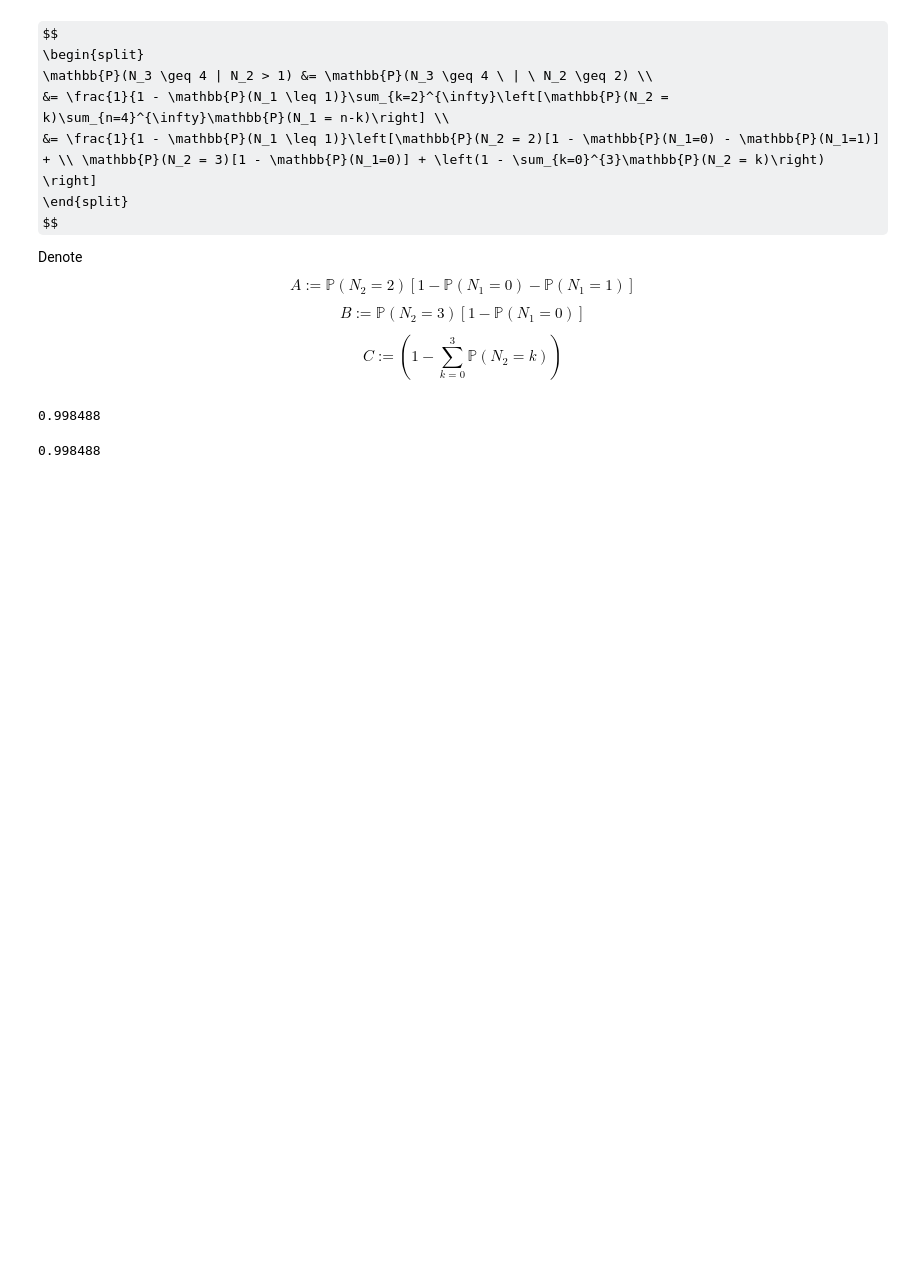
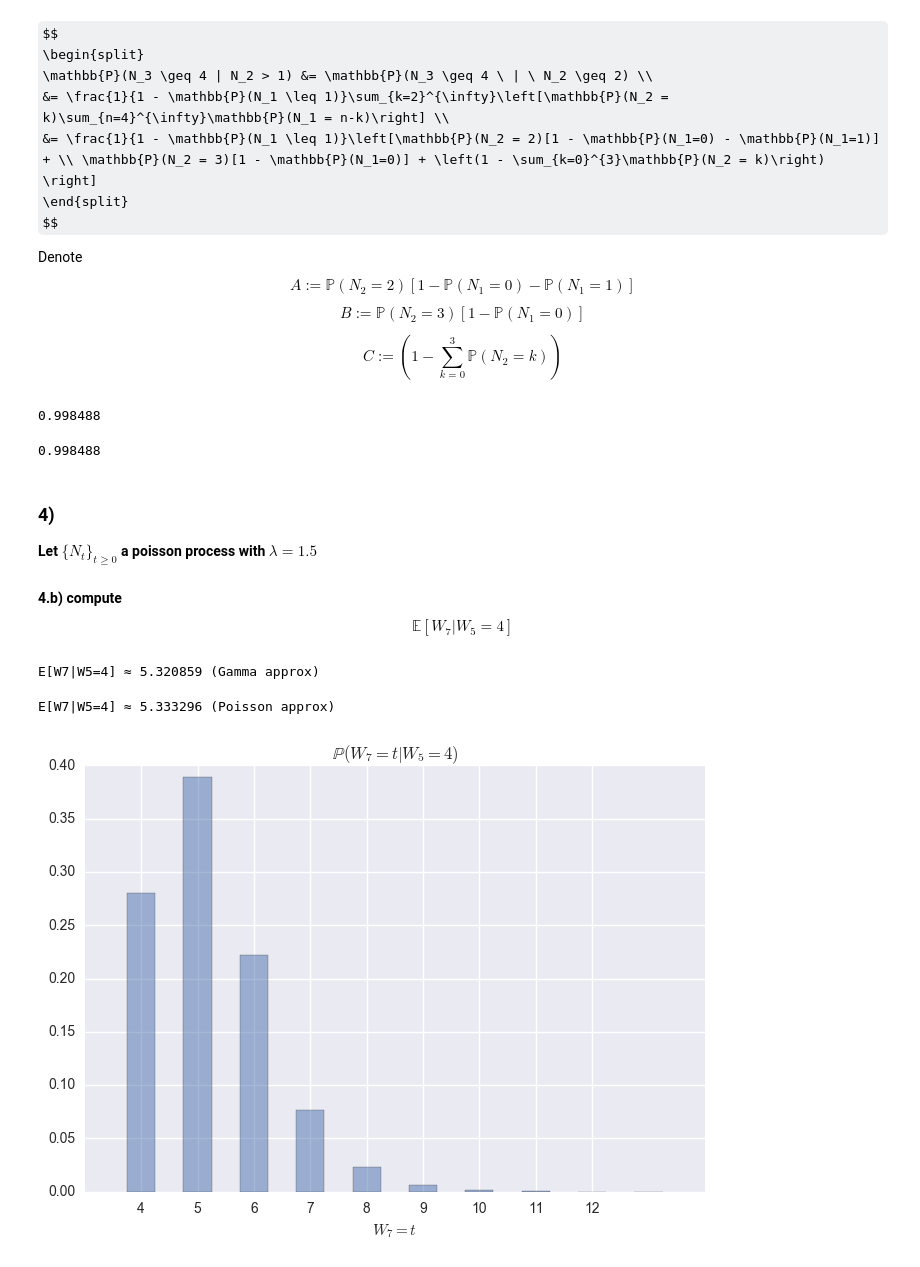
Before and after one commit to gerdm/UMA, a Jupyter notebook: stochastic_processes/notebooks/Hausaufgabe3.ipynb, the cells around one changed output. Saved outputs shown, nothing was run; the diff lists cells and outputs as text; code cells hidden in the pictures; some formulas as TeX source; blank space fills up the shorter version.

```diff
--- a/stochastic_processes/notebooks/Hausaufgabe3.ipynb
+++ b/stochastic_processes/notebooks/Hausaufgabe3.ipynb
@@ -91,3 +107,66 @@ for k in range(2, 101):
 f3_ans_num / f3_ans_den
 # %% [output]
 0.998488
+# %% [markdown]
+### 4)
+**Let $\{N_t\}_{t\geq0}$ a poisson process with $\lambda = 1.5$**
+# %% [markdown]
+**4.b) compute**
+$$
+    \mathbb{E}[W_7|W_5=4]
+$$
+# %%
+# Numerical Approximation Approach
+lmbda = 1.5
+nsamples = 100000
+epsilon = 0.0005
+
+samples = []
+
+for samp in range(70):
+    W5 = []
+    W7 = []
+    for s in range(nsamples):
+        #W_sample = np.round(exponential(scale=1/lmbda, size=7), decimals=0)
+        W_sample = exponential(scale=1/lmbda, size=7)
+        W_sample = W_sample.cumsum()
+        W5.append(W_sample[4])
+
+        if 4 - epsilon < W_sample[4] < 4 + epsilon:
+            W7.append(W_sample[6])
+
+    samples.append(np.mean(W7))
+
+W7 = np.array(W7)
+W5 = np.array(W5)
+print("E[W7|W5=4] ≈ {:.6f} (Gamma approx)".format(np.mean(samples)))
+# %% [output]
+E[W7|W5=4] ≈ 5.320859 (Gamma approx)
+# %%
+t = 30
+lmbda = 1.5
+epsilon = 0.0005
+
+samples = []
+for samp in range(70):
+    W7 = []
+    for i in range(100000):
+        Xt = poisson(lmbda*t)
+        u = uniform(high=t, size=Xt); u.sort()
+
+        if 4 - epsilon < u[4] < 4 + epsilon:
+            W7.append(u[6])
+    samples.append(np.mean(W7))
+print("E[W7|W5=4] ≈ {:.6f} (Poisson approx)".format(np.mean(samples)))
+# %% [output]
+E[W7|W5=4] ≈ 5.333296 (Poisson approx)
+# %%
+W7_freq = pd.value_counts(W7, normalize=True).sort_index()
+plt.bar(W7_freq.index, W7_freq.values, alpha=0.5, width=0.5, align="center")
+plt.title(r"$\mathbb{P}(W_7 = t | W_5 = 4)$")
+plt.xlim(min(W7_freq.index)-1, max(W7_freq.index)+1)
+plt.xticks(range(int(min(W7_freq.index)),int(max(W7_freq.index)),1))
+plt.xlabel(r"$W_7 = t$")
+plt.show()
+# %% [output]
+[figure, added]
```
Also changed, not shown: parts of 6 cells of this notebook.
